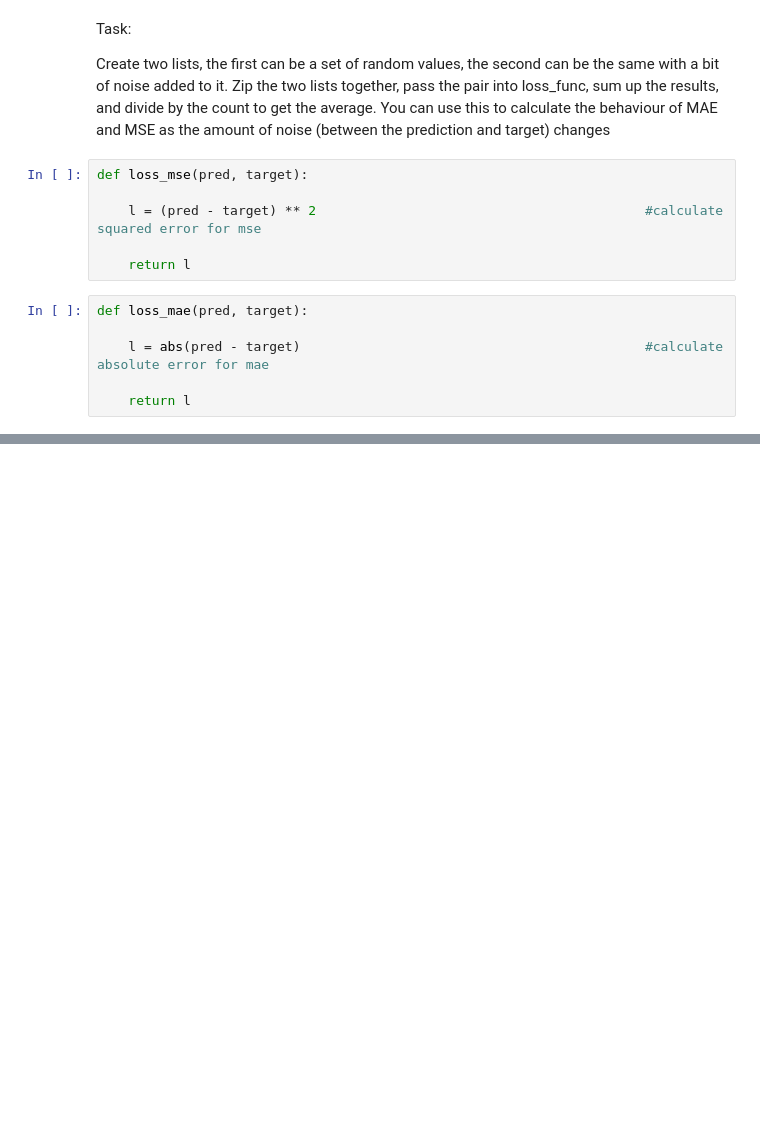
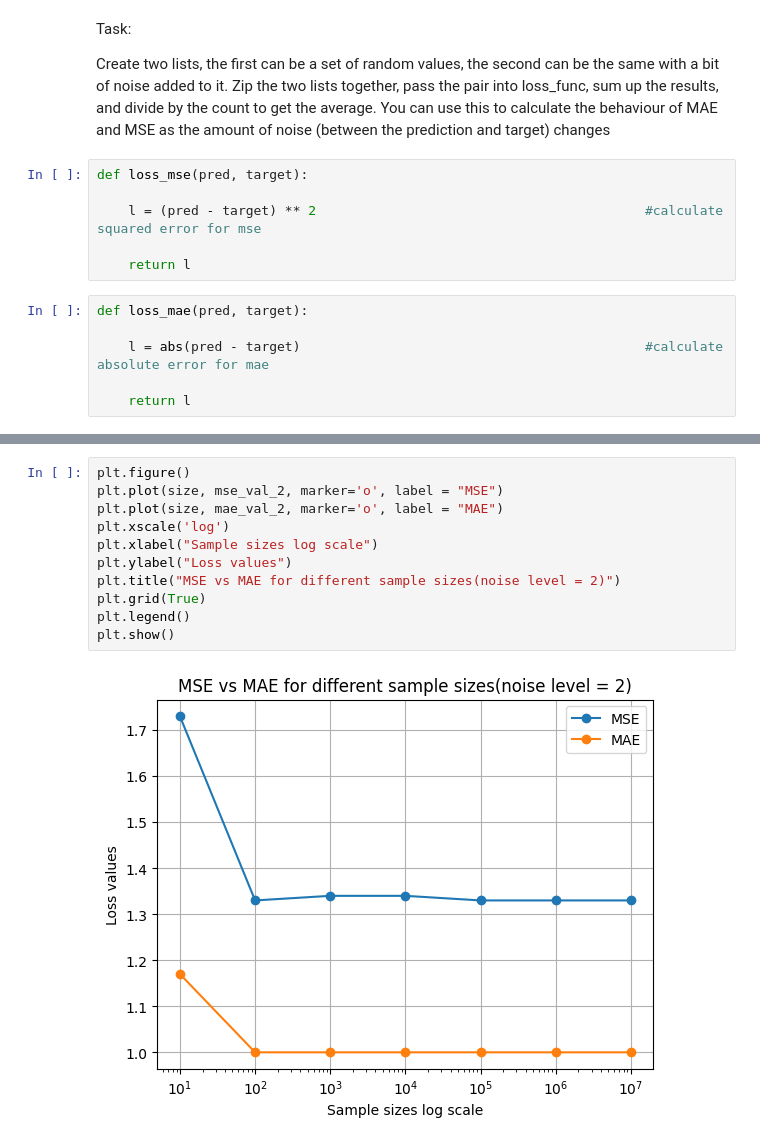
Before and after one commit to shalakathakare/Python--warmup, a Jupyter notebook: Callbacks.ipynb, the cells around one changed output, grey strips where cells are left out. Cells and saved outputs as stored; diff of their text form; blank space fills up the shorter version.

```diff
--- a/Callbacks.ipynb
+++ b/Callbacks.ipynb
@@ -137,0 +160,13 @@ plt.show()
+# %%
+plt.figure()
+plt.plot(size, mse_val_2, marker='o', label = "MSE")
+plt.plot(size, mae_val_2, marker='o', label = "MAE")
+plt.xscale('log')
+plt.xlabel("Sample sizes log scale")
+plt.ylabel("Loss values")
+plt.title("MSE vs MAE for different sample sizes(noise level = 2)")
+plt.grid(True)
+plt.legend()
+plt.show()
+# %% [output]
+[figure, added]
```
Also changed, not shown: parts of 19 cells of this notebook.
